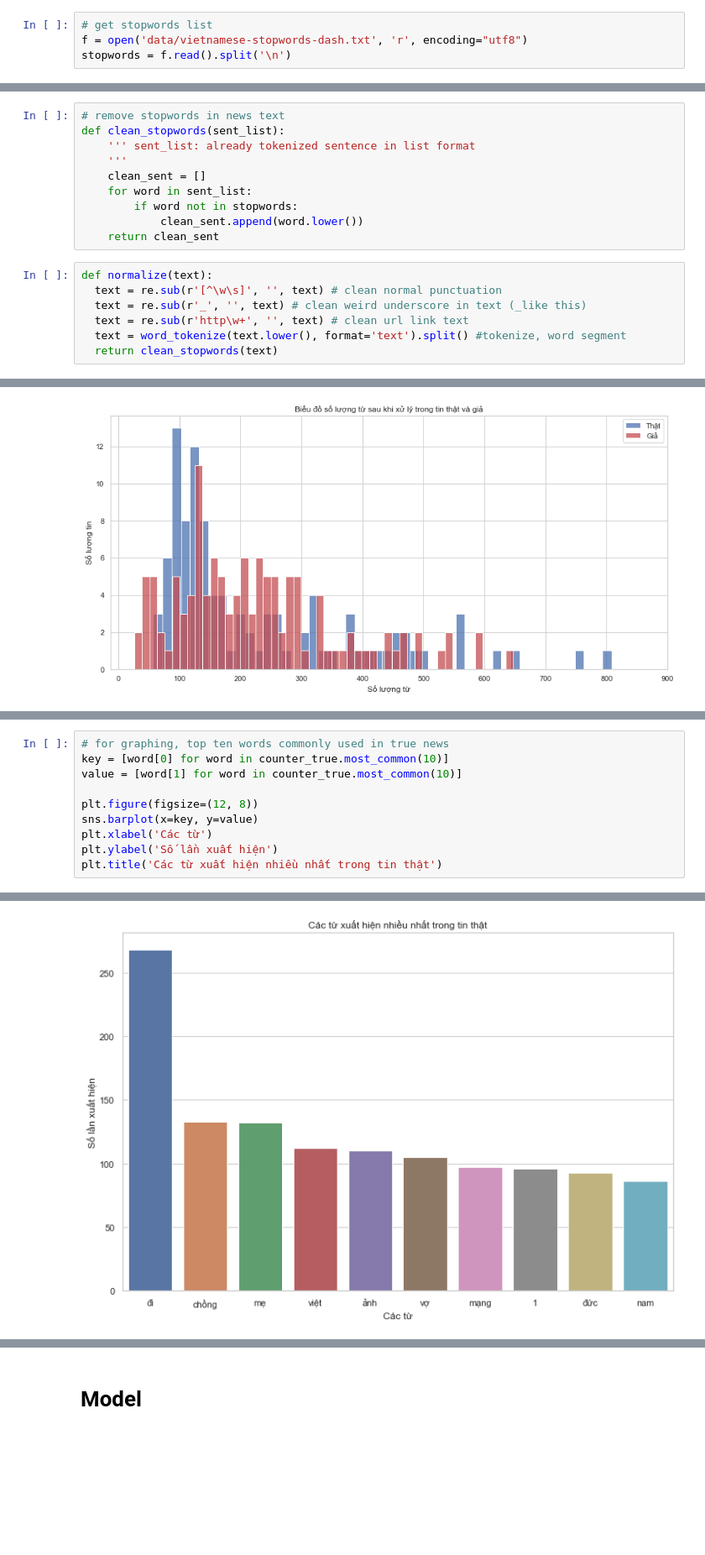
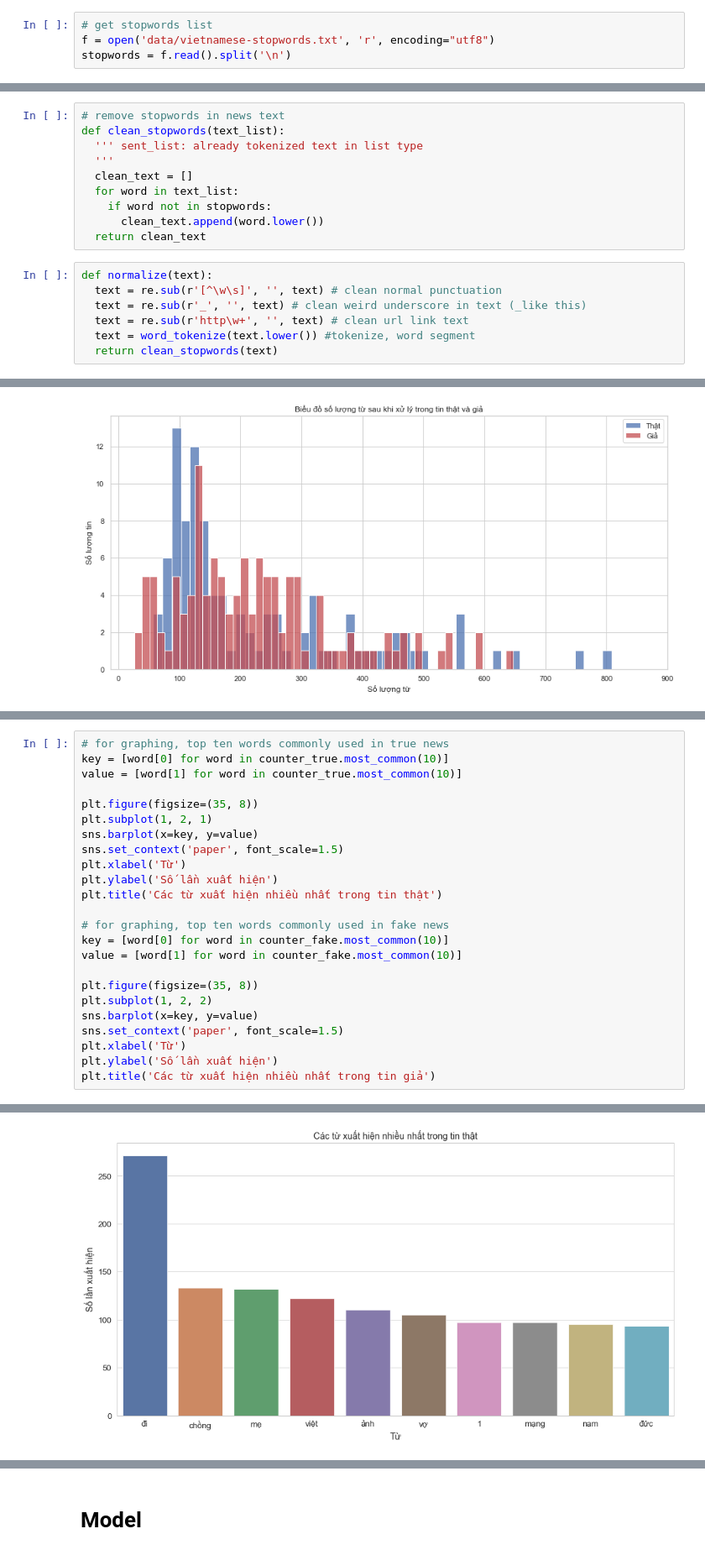
Before and after one commit to nhmt120/vietnamese-fake-news-detection, a Jupyter notebook: BD-final.ipynb, the cells around one changed output, grey strips where cells are left out. Shown at 84% size. Saved outputs shown, nothing was run; the diff lists cells and outputs as text; blank space fills up the shorter version.

```diff
--- a/BD-final.ipynb
+++ b/BD-final.ipynb
@@ -177,7 +136,7 @@ import itertools
 import string
 # %%
 # get stopwords list
-f = open('data/vietnamese-stopwords-dash.txt', 'r', encoding="utf8")
+f = open('data/vietnamese-stopwords.txt', 'r', encoding="utf8")
 stopwords = f.read().split('\n')
 # %%
 print(stopwords[:50])
@@ -186,17 +145,17 @@ print(stopwords[:50])
 # %%
 # remove stopwords in news text
-def clean_stopwords(sent_list):
-    ''' sent_list: already tokenized sentence in list format
-    '''
-    clean_sent = []
-    for word in sent_list:
-        if word not in stopwords:
-            clean_sent.append(word.lower())
-    return clean_sent
+def clean_stopwords(text_list):
+  ''' sent_list: already tokenized text in list type
+  '''
+  clean_text = []
+  for word in text_list:
+    if word not in stopwords:
+      clean_text.append(word.lower())
+  return clean_text
 # %%
 def normalize(text):
   text = re.sub(r'[^\w\s]', '', text) # clean normal punctuation
   text = re.sub(r'_', '', text) # clean weird underscore in text (_like this)
   text = re.sub(r'http\w+', '', text) # clean url link text
-  text = word_tokenize(text.lower(), format='text').split() #tokenize, word segment
+  text = word_tokenize(text.lower()) #tokenize, word segment
   return clean_stopwords(text)
@@ -268,9 +217,23 @@ counter_fake.update(fake_news_flatten)
 key = [word[0] for word in counter_true.most_common(10)]
 value = [word[1] for word in counter_true.most_common(10)]
 
-plt.figure(figsize=(12, 8))
+plt.figure(figsize=(35, 8))
+plt.subplot(1, 2, 1)
 sns.barplot(x=key, y=value)
-plt.xlabel('Các từ')
+sns.set_context('paper', font_scale=1.5)
+plt.xlabel('Từ')
 plt.ylabel('Số lần xuất hiện')
 plt.title('Các từ xuất hiện nhiều nhất trong tin thật')
+
+# for graphing, top ten words commonly used in fake news
+key = [word[0] for word in counter_fake.most_common(10)]
+value = [word[1] for word in counter_fake.most_common(10)]
+
+plt.figure(figsize=(35, 8))
+plt.subplot(1, 2, 2)
+sns.barplot(x=key, y=value)
+sns.set_context('paper', font_scale=1.5)
+plt.xlabel('Từ')
+plt.ylabel('Số lần xuất hiện')
+plt.title('Các từ xuất hiện nhiều nhất trong tin giả')
 # %% [output]
@@ -278 +241 @@ Text(0.5, 1.0, 'Các từ xuất hiện nhiều nhất trong tin thật')
-[figure, old version]
+[figure, new version]
```
Also changed, not shown: parts of 71 cells of this notebook, 5 other files.
